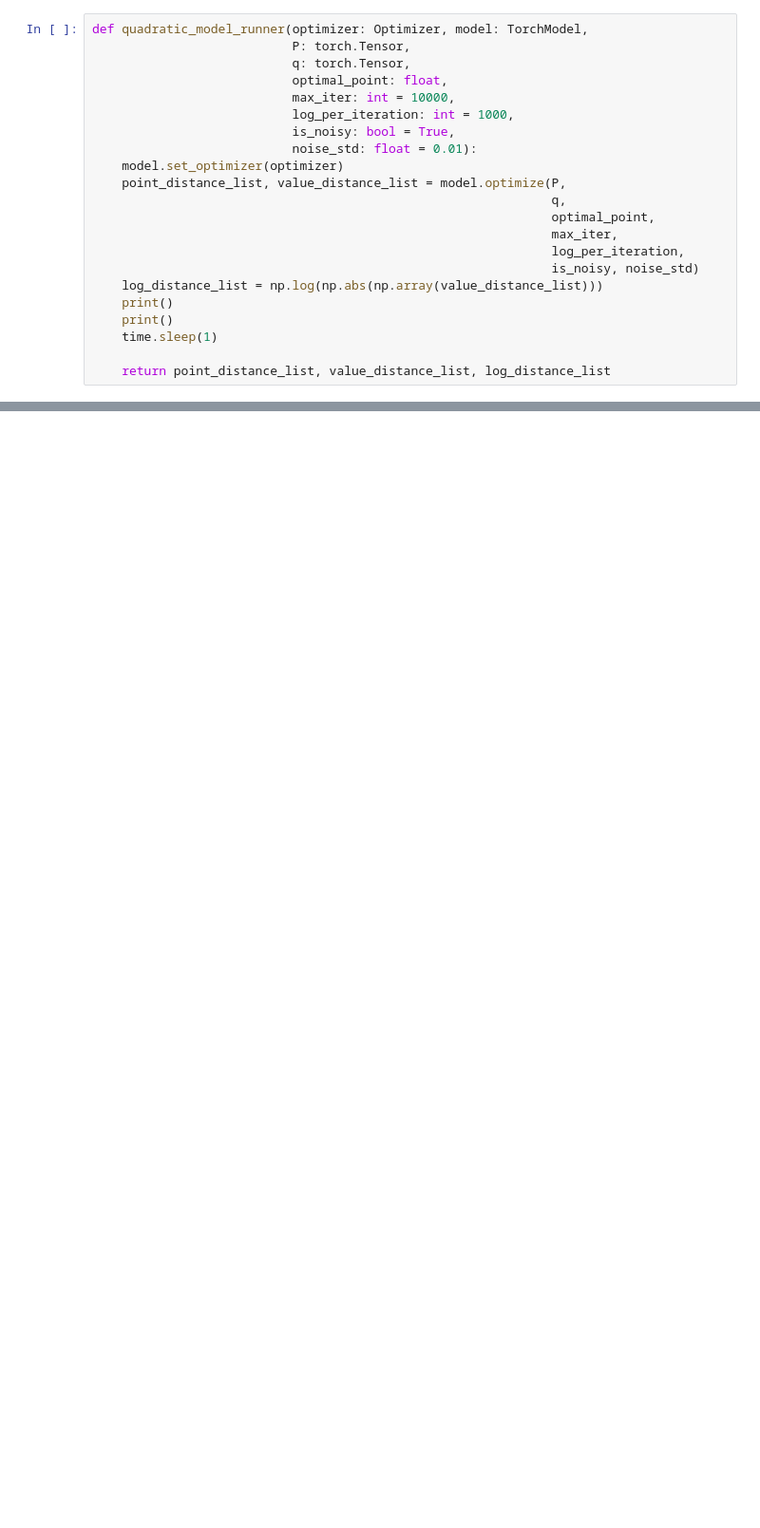
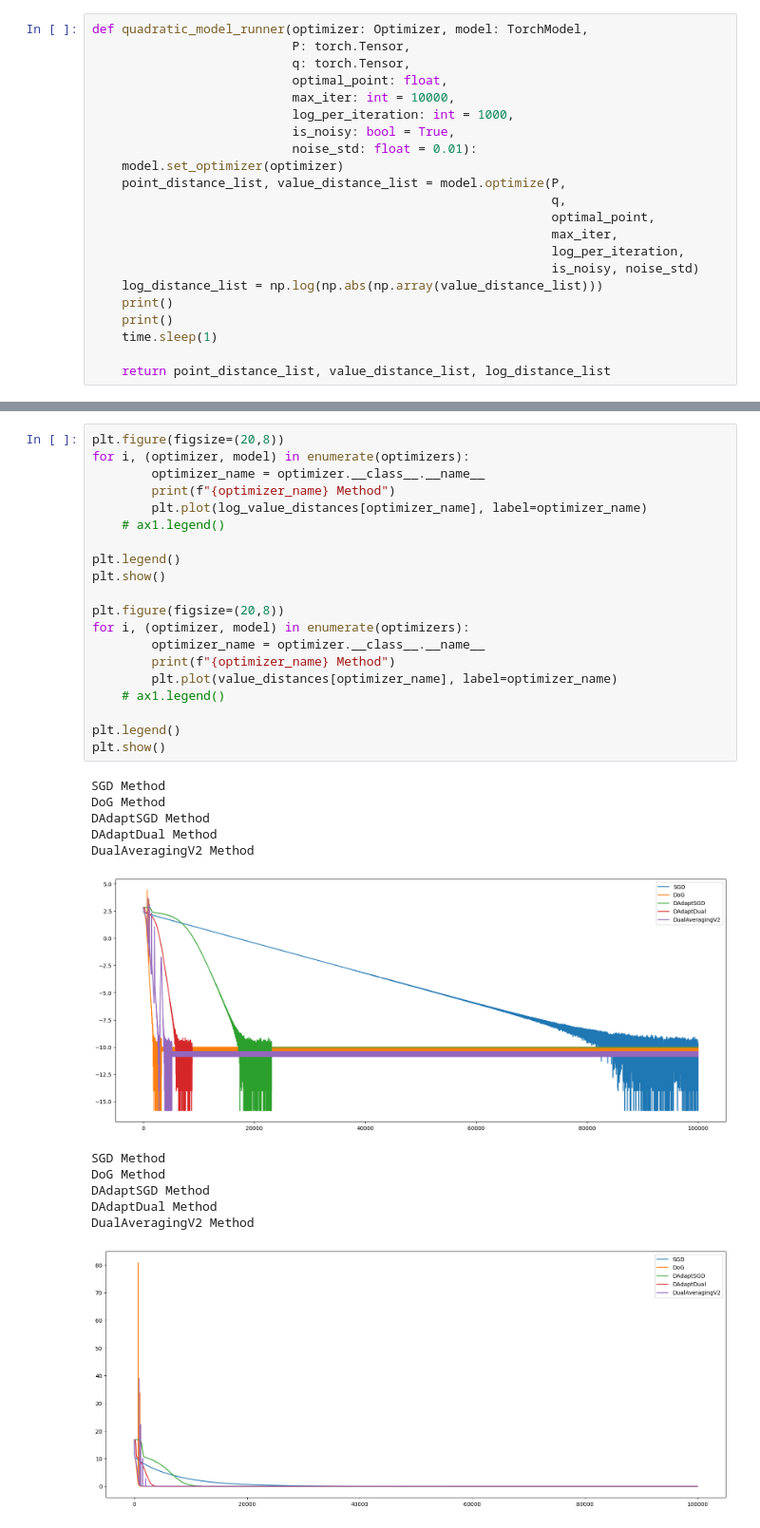
Before and after one commit to MohammadMoshtagh/adaptive-methods, a Jupyter notebook: adaptive_methods.ipynb, the cells around one changed output, grey strips where cells are left out. Shown at 95% size. Saved outputs shown, nothing was run; the diff lists cells and outputs as text; blank space fills up the shorter version.

Commit message:
Add modified version of Dual Averaging

```diff
--- a/adaptive_methods.ipynb
+++ b/adaptive_methods.ipynb
@@ -239,3 +218,36 @@ Iter: 10000,    Point Distance (d_i) from Optimal: 5.844543,    Value Distance f
+# %%
+plt.figure(figsize=(20,8))
+for i, (optimizer, model) in enumerate(optimizers):
+        optimizer_name = optimizer.__class__.__name__
+        print(f"{optimizer_name} Method")
+        plt.plot(log_value_distances[optimizer_name], label=optimizer_name)
+    # ax1.legend()
+
+plt.legend()
+plt.show()
+
+plt.figure(figsize=(20,8))
+for i, (optimizer, model) in enumerate(optimizers):
+        optimizer_name = optimizer.__class__.__name__
+        print(f"{optimizer_name} Method")
+        plt.plot(value_distances[optimizer_name], label=optimizer_name)
+    # ax1.legend()
+
+plt.legend()
+plt.show()
+# %% [output]
+SGD Method
+DoG Method
+DAdaptSGD Method
+DAdaptDual Method
+DualAveragingV2 Method
+[figure, added]
+SGD Method
+DoG Method
+DAdaptSGD Method
+DAdaptDual Method
+DualAveragingV2 Method
+[figure, added]
 # %%
 print(f"Actual optimal point: \t{qs.optimal_value()}")
 print(f"DoG optimal point: \t{dog_model.optimal_value()}")
```
Also changed, not shown: parts of 7 cells of this notebook, 10 other files.
